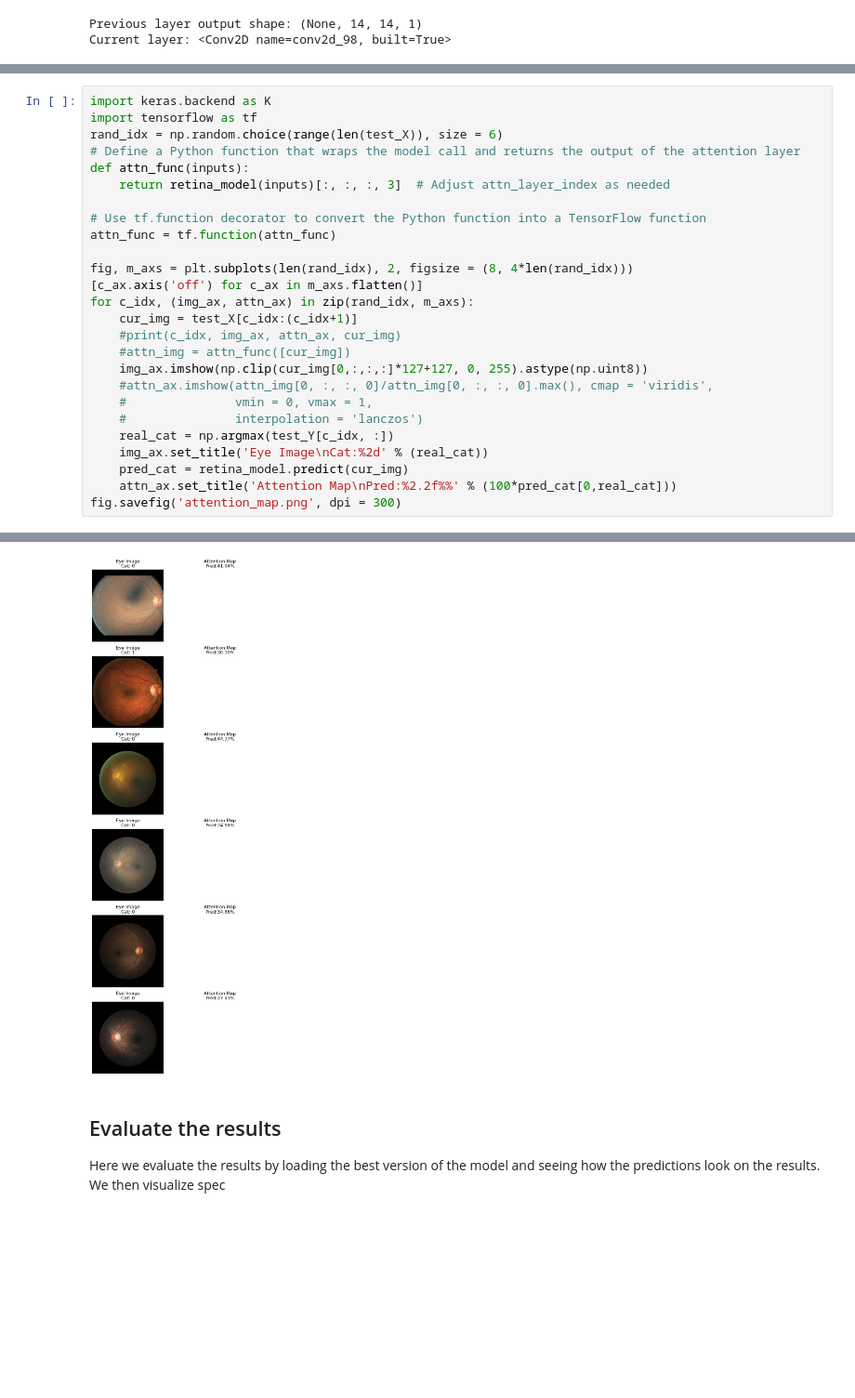
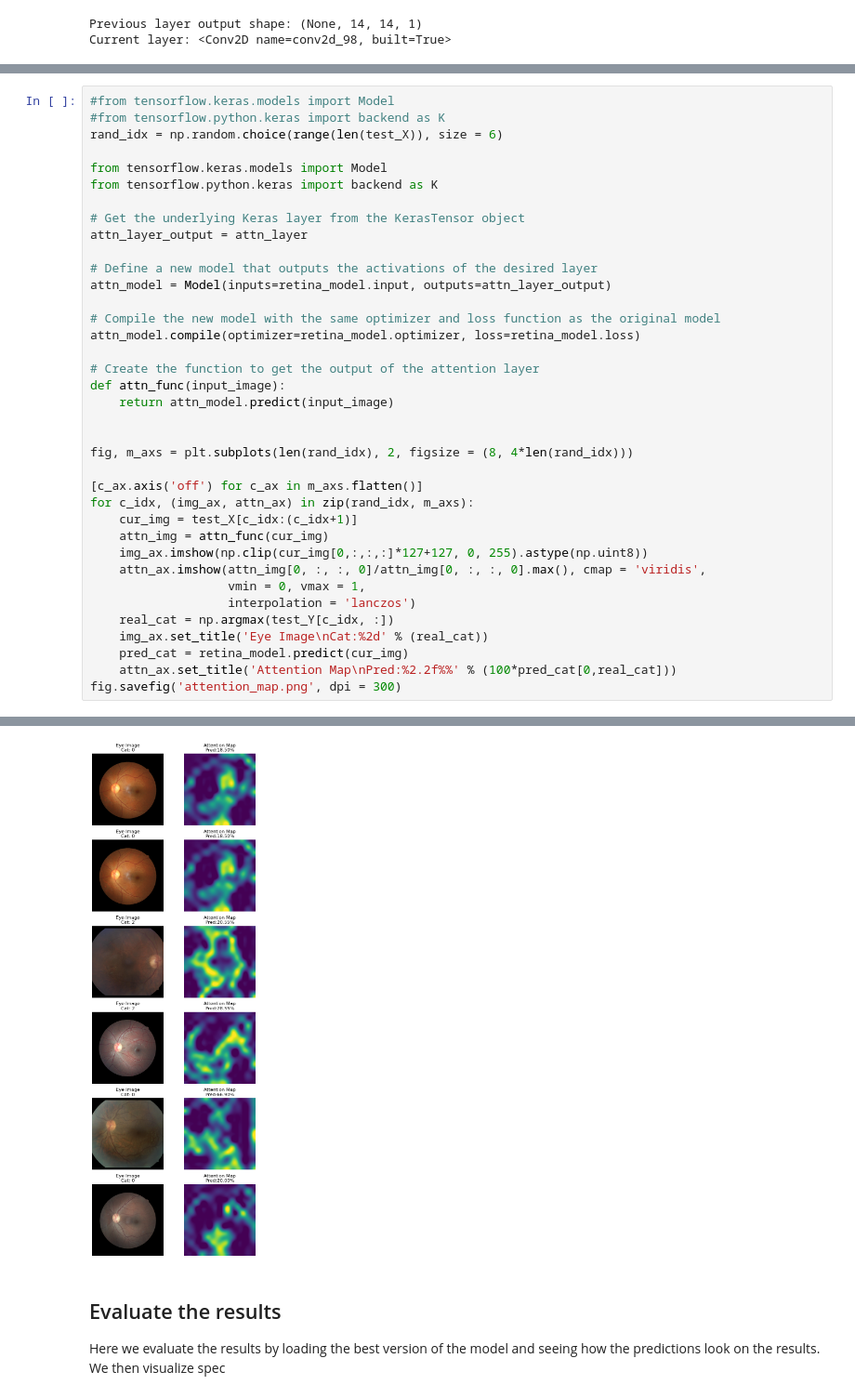
Before and after one commit to ankitmehani/MSIN0097_PredictiveAnalytics_2024, a Jupyter notebook: diabetic-retinopathy-detection-notebook.ipynb, the cells around one changed output, grey strips where cells are left out. Shown at 93% size. Drawn from its saved outputs; the diff is of its cells as text; blank space fills up the shorter version.

```diff
--- a/diabetic-retinopathy-detection-notebook.ipynb
+++ b/diabetic-retinopathy-detection-notebook.ipynb
@@ -613,24 +602,35 @@ Attention layer 'your_attention_layer_name' not found in the model.
 # %%
-import keras.backend as K
-import tensorflow as tf
+#from tensorflow.keras.models import Model
+#from tensorflow.python.keras import backend as K
 rand_idx = np.random.choice(range(len(test_X)), size = 6)
-# Define a Python function that wraps the model call and returns the output of the attention layer
-def attn_func(inputs):
-    return retina_model(inputs)[:, :, :, 3]  # Adjust attn_layer_index as needed
 
-# Use tf.function decorator to convert the Python function into a TensorFlow function
-attn_func = tf.function(attn_func)
+from tensorflow.keras.models import Model
+from tensorflow.python.keras import backend as K
+
+# Get the underlying Keras layer from the KerasTensor object
+attn_layer_output = attn_layer
+
+# Define a new model that outputs the activations of the desired layer
+attn_model = Model(inputs=retina_model.input, outputs=attn_layer_output)
+
+# Compile the new model with the same optimizer and loss function as the original model
+attn_model.compile(optimizer=retina_model.optimizer, loss=retina_model.loss)
+
+# Create the function to get the output of the attention layer
+def attn_func(input_image):
+    return attn_model.predict(input_image)
+
 
 fig, m_axs = plt.subplots(len(rand_idx), 2, figsize = (8, 4*len(rand_idx)))
+
 [c_ax.axis('off') for c_ax in m_axs.flatten()]
 for c_idx, (img_ax, attn_ax) in zip(rand_idx, m_axs):
     cur_img = test_X[c_idx:(c_idx+1)]
-    #print(c_idx, img_ax, attn_ax, cur_img)
-    #attn_img = attn_func([cur_img])
+    attn_img = attn_func(cur_img)
     img_ax.imshow(np.clip(cur_img[0,:,:,:]*127+127, 0, 255).astype(np.uint8))
-    #attn_ax.imshow(attn_img[0, :, :, 0]/attn_img[0, :, :, 0].max(), cmap = 'viridis',
-    #               vmin = 0, vmax = 1,
-    #               interpolation = 'lanczos')
+    attn_ax.imshow(attn_img[0, :, :, 0]/attn_img[0, :, :, 0].max(), cmap = 'viridis',
+                   vmin = 0, vmax = 1,
+                   interpolation = 'lanczos')
     real_cat = np.argmax(test_Y[c_idx, :])
     img_ax.set_title('Eye Image\nCat:%2d' % (real_cat))
     pred_cat = retina_model.predict(cur_img)
@@ -646,4 +652,4 @@ fig.savefig('attention_map.png', dpi = 300)
-[figure, old version]
+[figure, new version]
 # %% [markdown]
 ## Evaluate the results
 Here we evaluate the results by loading the best version of the model and seeing how the predictions look on the results. We then visualize spec
```
Also changed, not shown: parts of 14 cells of this notebook, 2 other files.
